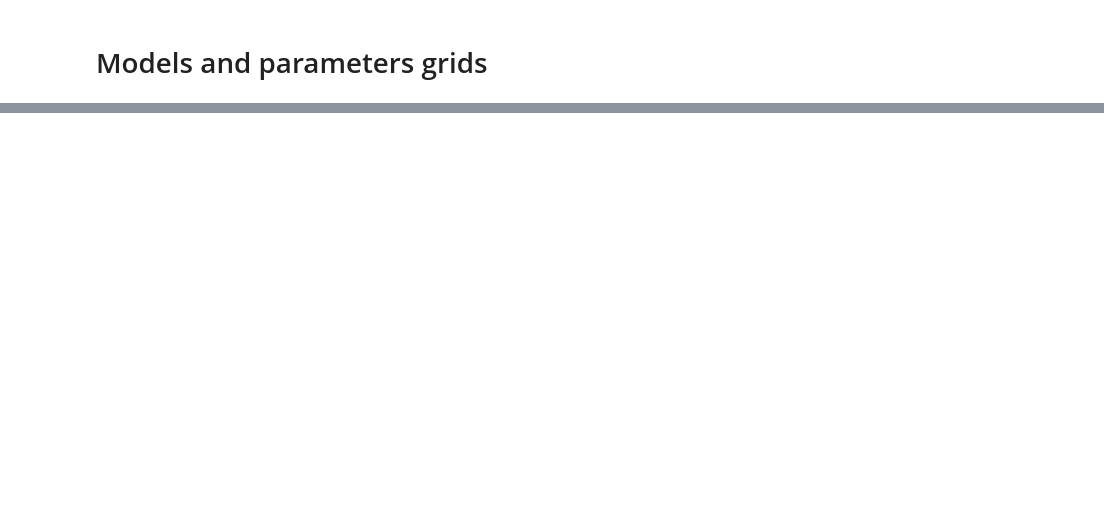
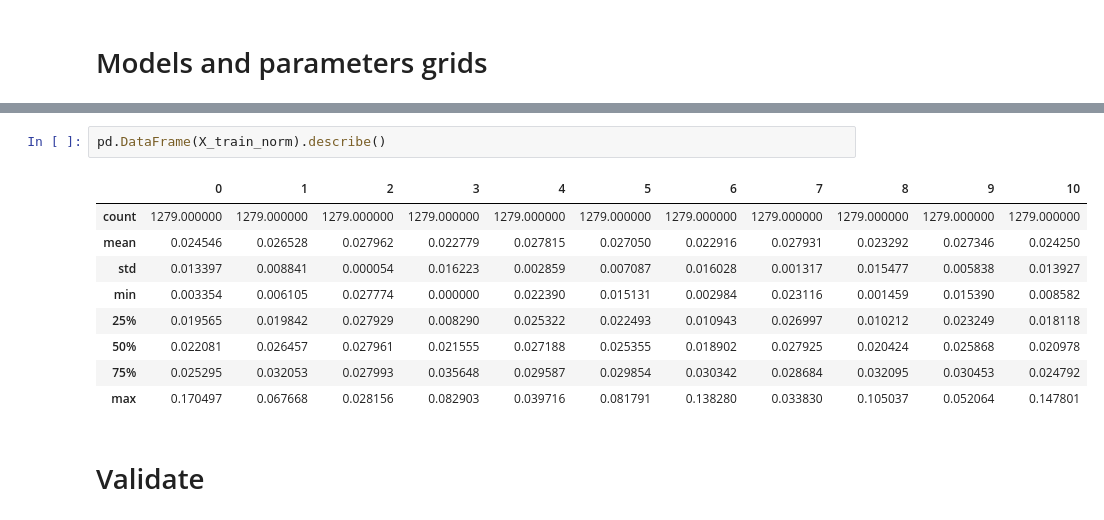
Before and after one commit to leotok/INF1032, a Jupyter notebook: T2/T1.2 Enunciado - Classificacao de vinhos.ipynb, the cells around one changed output, grey strips where cells are left out. Drawn from its saved outputs; the diff is of its cells as text; blank space fills up the shorter version.

```diff
--- a/T2/T1.2 Enunciado - Classificacao de vinhos.ipynb
+++ b/T2/T1.2 Enunciado - Classificacao de vinhos.ipynb
@@ -204,0 +192,14 @@ avg / total       0.57      0.57      0.53      1279
+# %%
+pd.DataFrame(X_train_norm).describe()
+# %% [output]
+|  | 0 | 1 | 2 | 3 | 4 | 5 | 6 | 7 | 8 | 9 | 10 |
+| count | 1279.000000 | 1279.000000 | 1279.000000 | 1279.000000 | 1279.000000 | 1279.000000 | 1279.000000 | 1279.000000 | 1279.000000 | 1279.000000 | 1279.000000 |
+| mean | 0.024546 | 0.026528 | 0.027962 | 0.022779 | 0.027815 | 0.027050 | 0.022916 | 0.027931 | 0.023292 | 0.027346 | 0.024250 |
+| std | 0.013397 | 0.008841 | 0.000054 | 0.016223 | 0.002859 | 0.007087 | 0.016028 | 0.001317 | 0.015477 | 0.005838 | 0.013927 |
+| min | 0.003354 | 0.006105 | 0.027774 | 0.000000 | 0.022390 | 0.015131 | 0.002984 | 0.023116 | 0.001459 | 0.015390 | 0.008582 |
+| 25% | 0.019565 | 0.019842 | 0.027929 | 0.008290 | 0.025322 | 0.022493 | 0.010943 | 0.026997 | 0.010212 | 0.023249 | 0.018118 |
+| 50% | 0.022081 | 0.026457 | 0.027961 | 0.021555 | 0.027188 | 0.025355 | 0.018902 | 0.027925 | 0.020424 | 0.025868 | 0.020978 |
+| 75% | 0.025295 | 0.032053 | 0.027993 | 0.035648 | 0.029587 | 0.029854 | 0.030342 | 0.028684 | 0.032095 | 0.030453 | 0.024792 |
+| max | 0.170497 | 0.067668 | 0.028156 | 0.082903 | 0.039716 | 0.081791 | 0.138280 | 0.033830 | 0.105037 | 0.052064 | 0.147801 |
+# %% [markdown]
+# Validate
```
Also changed, not shown: parts of 15 cells of this notebook.
